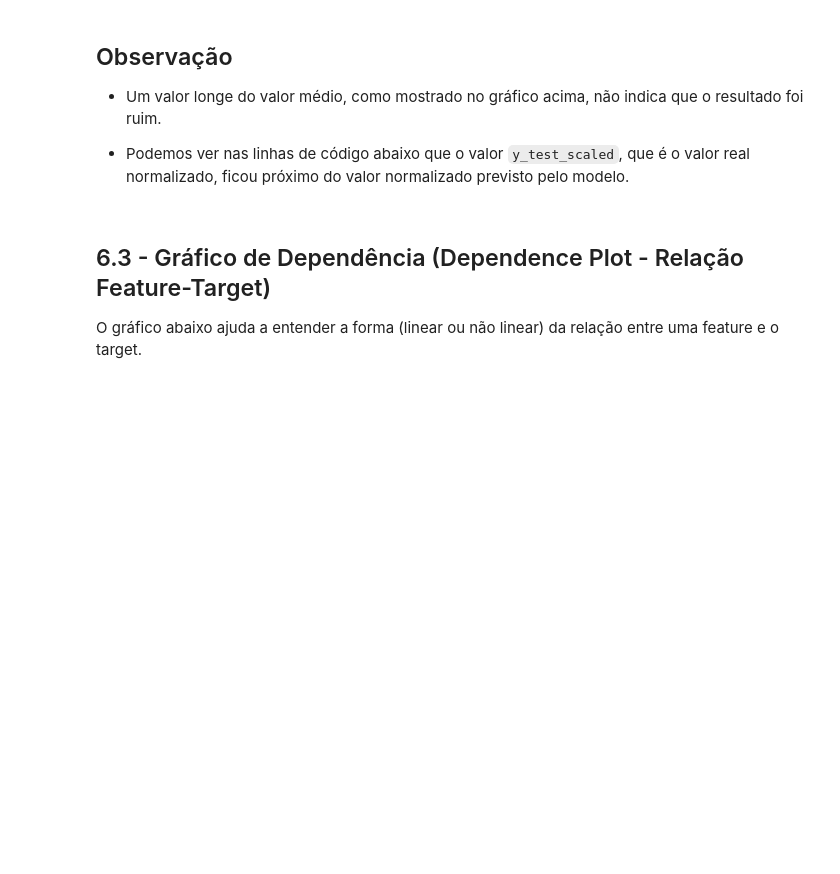
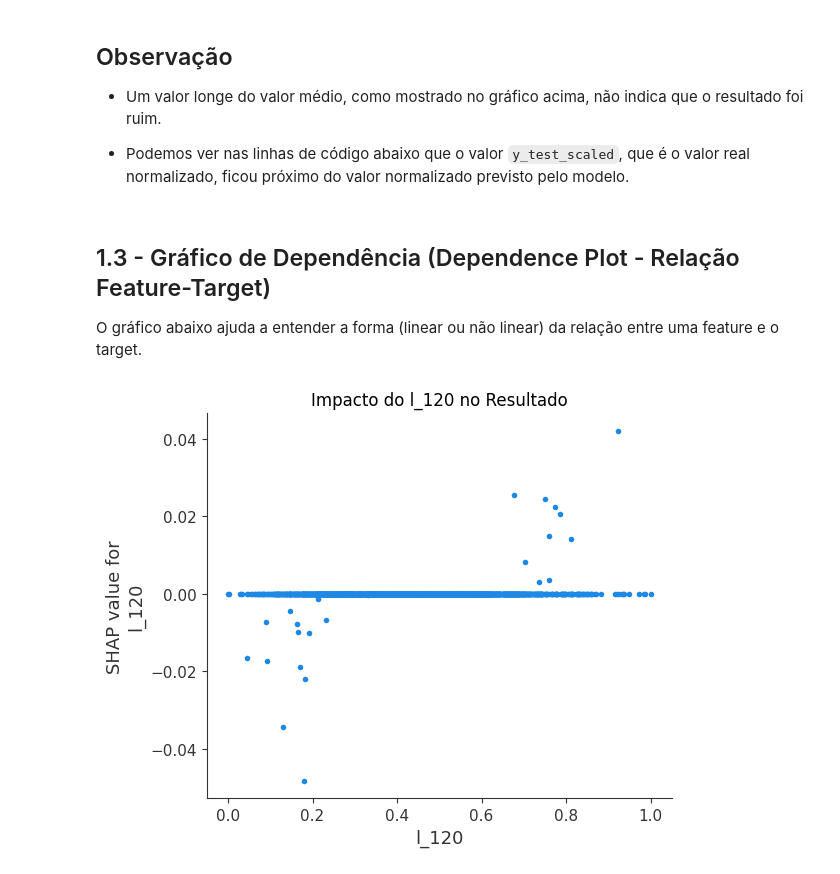
Before and after one commit to RenatodaCostaSantos/capacitacao, a Jupyter notebook: aeroespacial/notebooks/5_explicabilidade.ipynb, the cells around one changed output. Drawn from its saved outputs; the diff is of its cells as text; code cells hidden in the pictures; blank space fills up the shorter version.

```diff
--- a/aeroespacial/notebooks/5_explicabilidade.ipynb
+++ b/aeroespacial/notebooks/5_explicabilidade.ipynb
@@ -345,0 +250,21 @@ Valor Previsto: 0.2599
+# %%
+if not os.path.exists(caminho_shap_all_features):
+    # Lança um erro se o arquivo não for encontrado
+    raise FileNotFoundError(
+        f"ERRO: Os valores shap contidos em '{caminho_shap_all_features}' não foi encontrado. "
+        "Execute o notebook/script de treinamento do modelo primeiro."
+    )
+
+else:
+    observation_index = 0
+
+    utils.generate_shap_force_plot(
+        model = best_nn_model,
+        explainer_expected_value = expected_value,
+        shap_values_plot = shap_values_plot,
+        X_test_scaled = X_test_scaled,
+        selected_feature_names= selected_feature_names,
+        observation_index = observation_index,
+        save_filename_prefix = '../data/08_reporting/shap_force_plot_all_features',
+        dpi = 300
+    )
@@ -390,36 +321,38 @@ else:
 # %% [markdown]
-## 6.3 - Gráfico de Dependência (Dependence Plot - Relação Feature-Target)
+## 1.3 - Gráfico de Dependência (Dependence Plot - Relação Feature-Target)
 
 O gráfico abaixo ajuda a entender a forma (linear ou não linear) da relação entre uma feature e o target.
 # %%
 if not os.path.exists(caminho_shap_all_features):
     # Lança um erro se o arquivo não for encontrado
     raise FileNotFoundError(
         f"ERRO: Os valores shap contidos em '{caminho_shap_all_features}' não foi encontrado. "
         "Execute o notebook/script de treinamento do modelo primeiro."
     )
 
 else:
 
     # Explicando a relação da feature mais importante
-    most_important_feature = 'l_70' # Substitua pelo nome da sua feature principal
+    most_important_feature = 'l_120' # Substitua pelo nome da sua feature principal
 
     shap.dependence_plot(
         most_important_feature,
         shap_values_plot,
         X_test_scaled,
         interaction_index=None, # Não mostra interação com outra feature
         show=False,
         feature_names=selected_feature_names
     )
     plt.title(f"Impacto do {most_important_feature} no Resultado")
     plt.show()
 
 
     plt.savefig(
         f'../data/08_reporting/shap_dependence_plot_{most_important_feature}_all_features.png',
         dpi=300,
         bbox_inches='tight'
     )
     plt.clf()
     plt.close()
+# %% [output]
+[figure, added]
```
Also changed, not shown: parts of 10 cells of this notebook, 2 other files.
